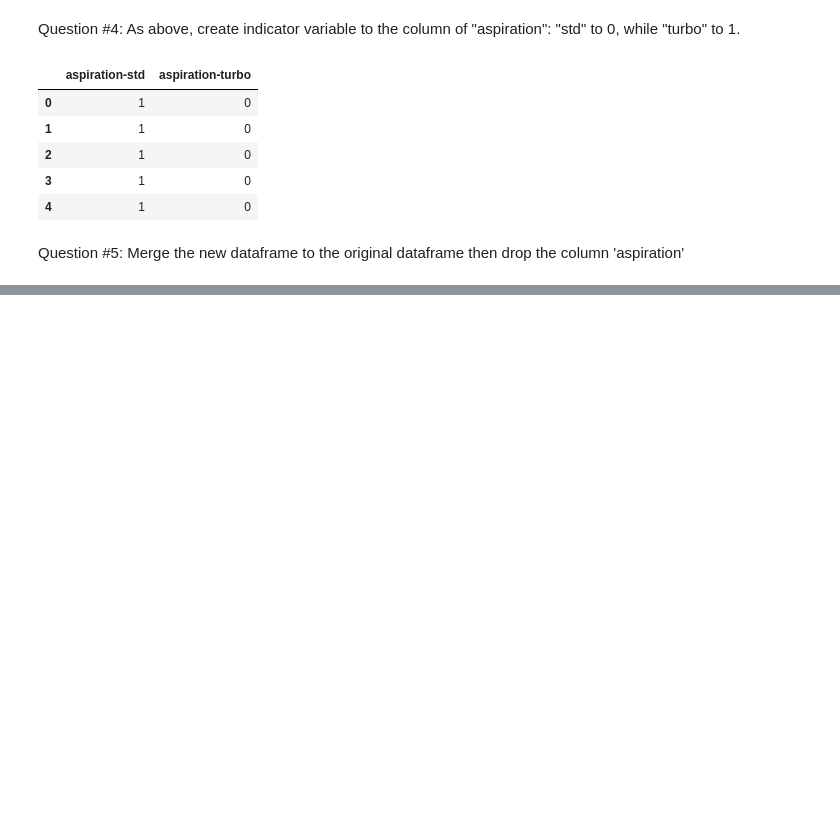
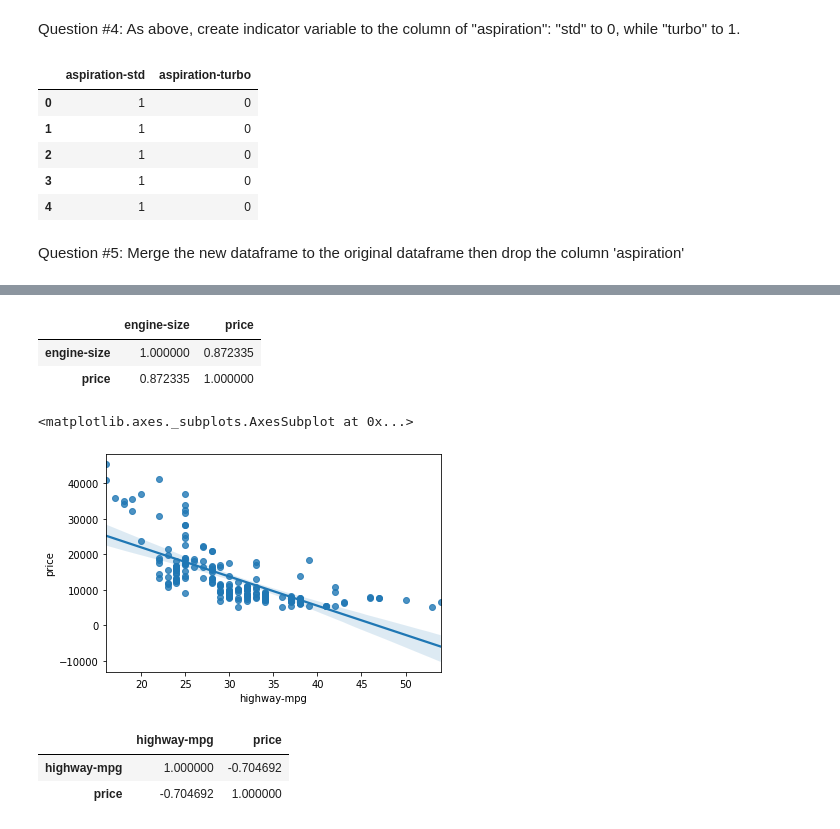
Before and after one commit to rubensgamaliel/CognitiveClass, a Jupyter notebook: Data_Analysis_with_Python/Data_Analysis_with_Python.ipynb, the cells around one changed output, grey strips where cells are left out. Drawn from its saved outputs; the diff is of its cells as text; code cells hidden in the pictures; blank space fills up the shorter version.

```diff
--- a/Data_Analysis_with_Python/Data_Analysis_with_Python.ipynb
+++ b/Data_Analysis_with_Python/Data_Analysis_with_Python.ipynb
@@ -470,0 +550,17 @@ df.drop('aspiration', axis = 1, inplace=True)
+# %%
+df[["engine-size", "price"]].corr()
+# %% [output]
+|  | engine-size | price |
+| engine-size | 1.000000 | 0.872335 |
+| price | 0.872335 | 1.000000 |
+# %%
+sns.regplot(x="highway-mpg", y="price", data=df)
+# %% [output]
+<matplotlib.axes._subplots.AxesSubplot at 0x...>
+[figure, added]
+# %%
+df[['highway-mpg', 'price']].corr()
+# %% [output]
+|  | highway-mpg | price |
+| highway-mpg | 1.000000 | -0.704692 |
+| price | -0.704692 | 1.000000 |
```
Also changed, not shown: parts of 40 cells of this notebook.
